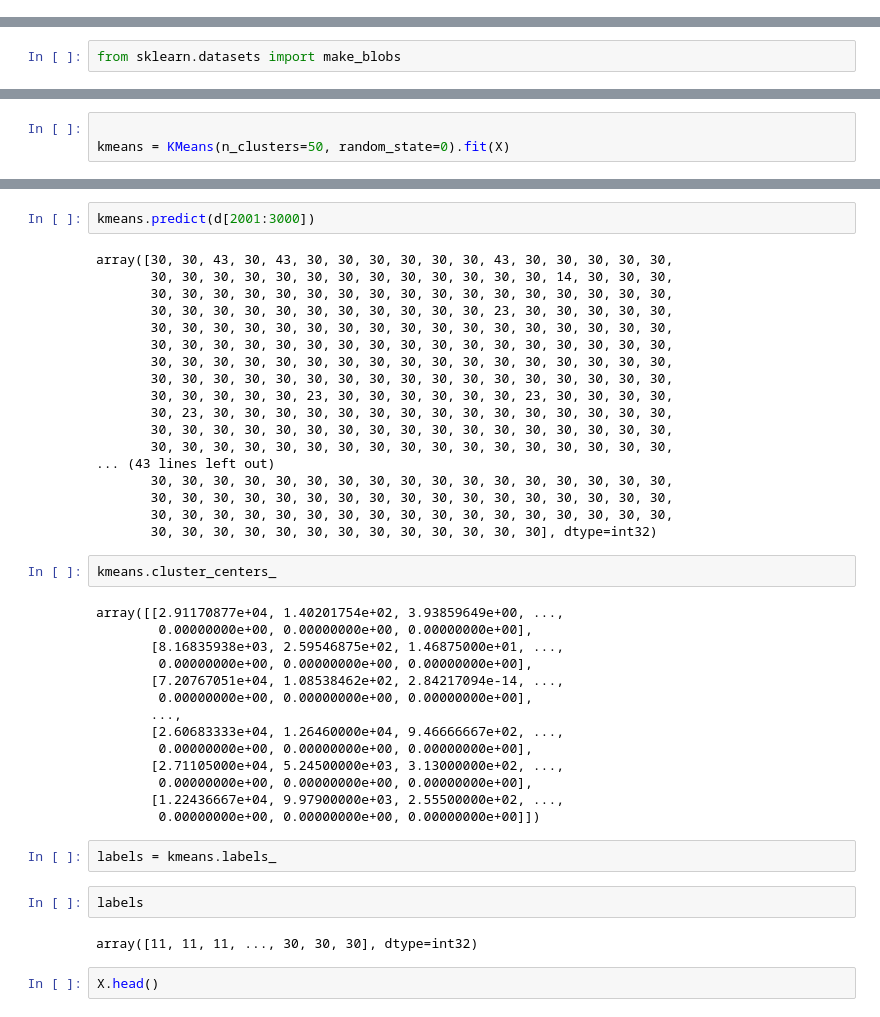
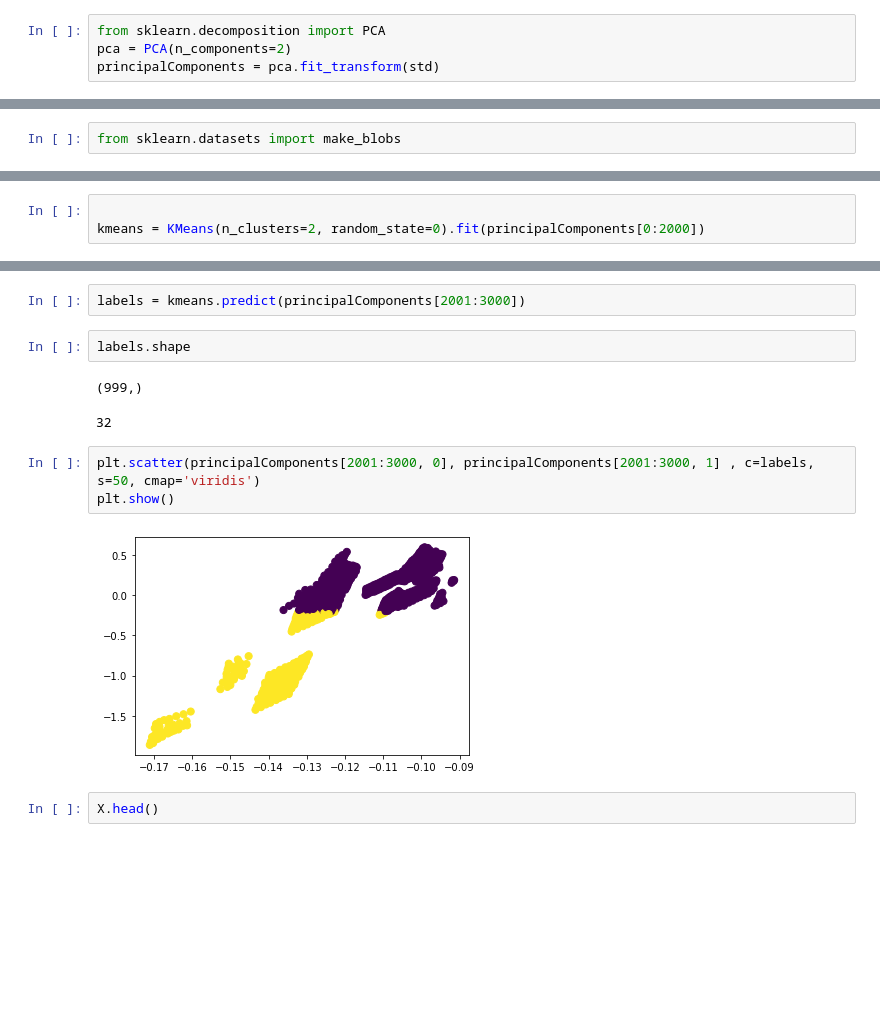
Before and after one commit to Mayuresh-12/Pred_Covid_Hotspot, a Jupyter notebook: Project.ipynb, the cells around one changed output, grey strips where cells are left out. Saved outputs shown, nothing was run; the diff lists cells and outputs as text; blank space fills up the shorter version.

Commit message:
Updated clusters

```diff
--- a/Project.ipynb
+++ b/Project.ipynb
@@ -23,0 +34,4 @@ original_df.head()
+# %%
+from sklearn.decomposition import PCA
+pca = PCA(n_components=2)
+principalComponents = pca.fit_transform(std)
@@ -249,5 +291,5 @@ from sklearn.datasets import make_blobs
 # %%
 
-kmeans = KMeans(n_clusters=50, random_state=0).fit(X)
+kmeans = KMeans(n_clusters=2, random_state=0).fit(principalComponents[0:2000])
 # %%
 X = d[0:2000]
@@ -254,45 +298,17 @@ X = d[0:2000]
 # %%
-kmeans.predict(d[2001:3000])
+labels = kmeans.predict(principalComponents[2001:3000])
-# %% [output]
-array([30, 30, 43, 30, 43, 30, 30, 30, 30, 30, 30, 43, 30, 30, 30, 30, 30,
-       30, 30, 30, 30, 30, 30, 30, 30, 30, 30, 30, 30, 30, 14, 30, 30, 30,
-       30, 30, 30, 30, 30, 30, 30, 30, 30, 30, 30, 30, 30, 30, 30, 30, 30,
-       30, 30, 30, 30, 30, 30, 30, 30, 30, 30, 30, 23, 30, 30, 30, 30, 30,
-       30, 30, 30, 30, 30, 30, 30, 30, 30, 30, 30, 30, 30, 30, 30, 30, 30,
-       30, 30, 30, 30, 30, 30, 30, 30, 30, 30, 30, 30, 30, 30, 30, 30, 30,
-       30, 30, 30, 30, 30, 30, 30, 30, 30, 30, 30, 30, 30, 30, 30, 30, 30,
-       30, 30, 30, 30, 30, 30, 30, 30, 30, 30, 30, 30, 30, 30, 30, 30, 30,
-       30, 30, 30, 30, 30, 23, 30, 30, 30, 30, 30, 30, 23, 30, 30, 30, 30,
-       30, 23, 30, 30, 30, 30, 30, 30, 30, 30, 30, 30, 30, 30, 30, 30, 30,
-       30, 30, 30, 30, 30, 30, 30, 30, 30, 30, 30, 30, 30, 30, 30, 30, 30,
-       30, 30, 30, 30, 30, 30, 30, 30, 30, 30, 30, 30, 30, 30, 30, 30, 30,
-... (43 lines left out)
-       30, 30, 30, 30, 30, 30, 30, 30, 30, 30, 30, 30, 30, 30, 30, 30, 30,
-       30, 30, 30, 30, 30, 30, 30, 30, 30, 30, 30, 30, 30, 30, 30, 30, 30,
-       30, 30, 30, 30, 30, 30, 30, 30, 30, 30, 30, 30, 30, 30, 30, 30, 30,
-       30, 30, 30, 30, 30, 30, 30, 30, 30, 30, 30, 30, 30], dtype=int32)
 # %%
-kmeans.cluster_centers_
+labels.shape
 # %% [output]
-array([[2.91170877e+04, 1.40201754e+02, 3.93859649e+00, ...,
-        0.00000000e+00, 0.00000000e+00, 0.00000000e+00],
-       [8.16835938e+03, 2.59546875e+02, 1.46875000e+01, ...,
-        0.00000000e+00, 0.00000000e+00, 0.00000000e+00],
-       [7.20767051e+04, 1.08538462e+02, 2.84217094e-14, ...,
-        0.00000000e+00, 0.00000000e+00, 0.00000000e+00],
-       ...,
-       [2.60683333e+04, 1.26460000e+04, 9.46666667e+02, ...,
-        0.00000000e+00, 0.00000000e+00, 0.00000000e+00],
-       [2.71105000e+04, 5.24500000e+03, 3.13000000e+02, ...,
-        0.00000000e+00, 0.00000000e+00, 0.00000000e+00],
-       [1.22436667e+04, 9.97900000e+03, 2.55500000e+02, ...,
-        0.00000000e+00, 0.00000000e+00, 0.00000000e+00]])
+(999,)
-# %%
-labels = kmeans.labels_
 # %%
-labels
 # %% [output]
-array([11, 11, 11, ..., 30, 30, 30], dtype=int32)
+32
+# %%
+plt.scatter(principalComponents[2001:3000, 0], principalComponents[2001:3000, 1] , c=labels, s=50, cmap='viridis')
+plt.show()
+# %% [output]
+[figure, added]
 # %%
 X.head()
 # %% [output]
```
Also changed, not shown: parts of 9 cells of this notebook.
